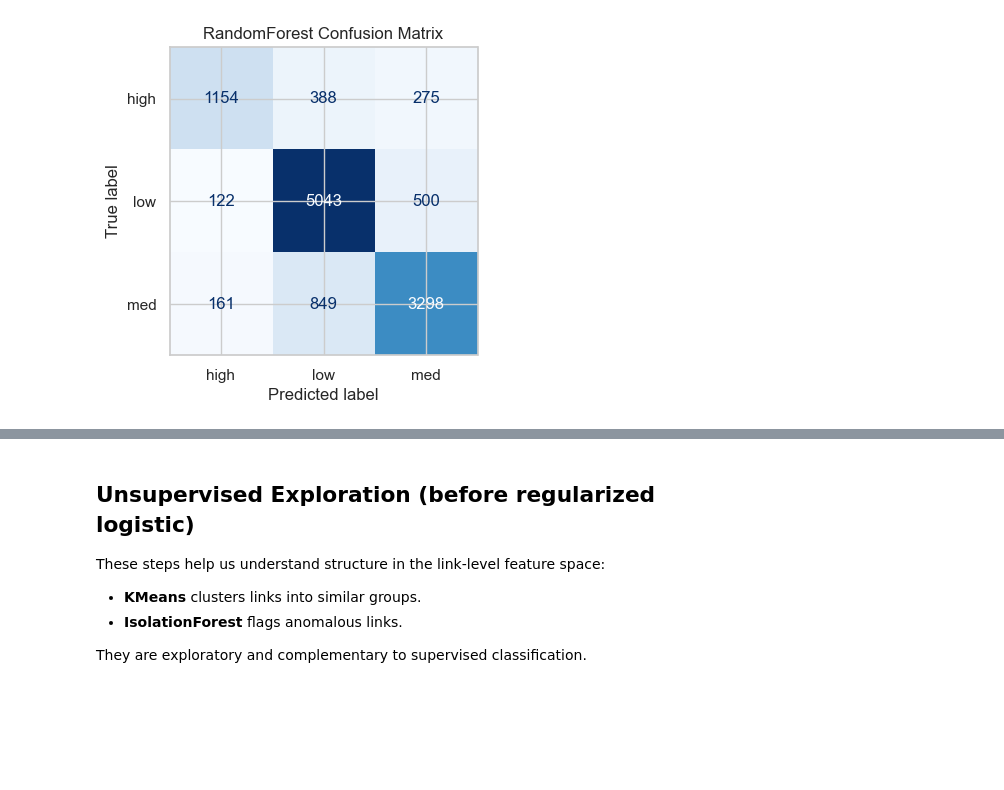
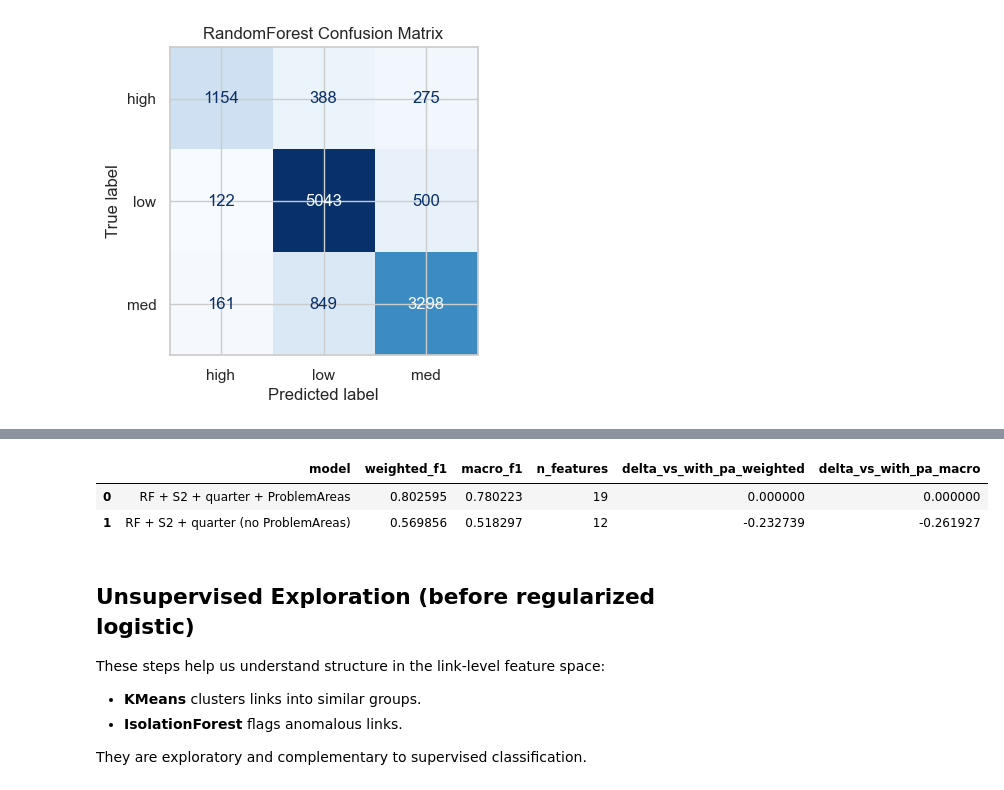
Before and after one commit to tsl-imperial/Sentinel-FYP, a Jupyter notebook: notebooks/nigeria_model.ipynb, the cells around one changed output, grey strips where cells are left out. Saved outputs shown, nothing was run; the diff lists cells and outputs as text; code cells hidden in the pictures; blank space fills up the shorter version.

```diff
--- a/notebooks/nigeria_model.ipynb
+++ b/notebooks/nigeria_model.ipynb
@@ -335,3 +379,32 @@ weighted avg      0.805     0.805     0.803     11790
+# %%
+# Side-by-side comparison: WITH vs WITHOUT ProblemAreas
+f1_rf_with_pa = f1_score(y_test, pred_rf, average="weighted")
+f1_rf_without_pa = f1_score(y_test, pred_rf_no_pa, average="weighted")
+macro_with_pa = f1_score(y_test, pred_rf, average="macro")
+macro_without_pa = f1_score(y_test, pred_rf_no_pa, average="macro")
+
+comparison_ablation = pd.DataFrame([
+    {
+        "model": "RF + S2 + quarter + ProblemAreas",
+        "weighted_f1": f1_rf_with_pa,
+        "macro_f1": macro_with_pa,
+        "n_features": len(model_features),
+    },
+    {
+        "model": "RF + S2 + quarter (no ProblemAreas)",
+        "weighted_f1": f1_rf_without_pa,
+        "macro_f1": macro_without_pa,
+        "n_features": len(no_pa_features),
+    }
+])
+
+comparison_ablation["delta_vs_with_pa_weighted"] = comparison_ablation["weighted_f1"] - f1_rf_with_pa
+comparison_ablation["delta_vs_with_pa_macro"] = comparison_ablation["macro_f1"] - macro_with_pa
+comparison_ablation
+# %% [output]
+|  | model | weighted_f1 | macro_f1 | n_features | delta_vs_with_pa_weighted | delta_vs_with_pa_macro |
+| 0 | RF + S2 + quarter + ProblemAreas | 0.802595 | 0.780223 | 19 | 0.000000 | 0.000000 |
+| 1 | RF + S2 + quarter (no ProblemAreas) | 0.569856 | 0.518297 | 12 | -0.232739 | -0.261927 |
 # %% [markdown]
 ## Unsupervised Exploration (before regularized logistic)
 
```
Also changed, not shown: parts of 2 cells of this notebook, 2 other files.
